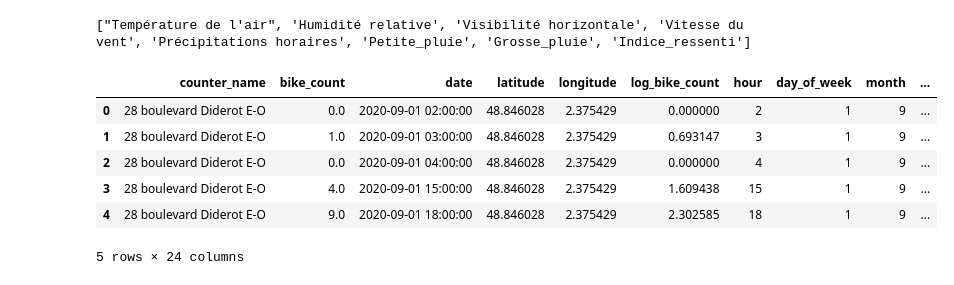
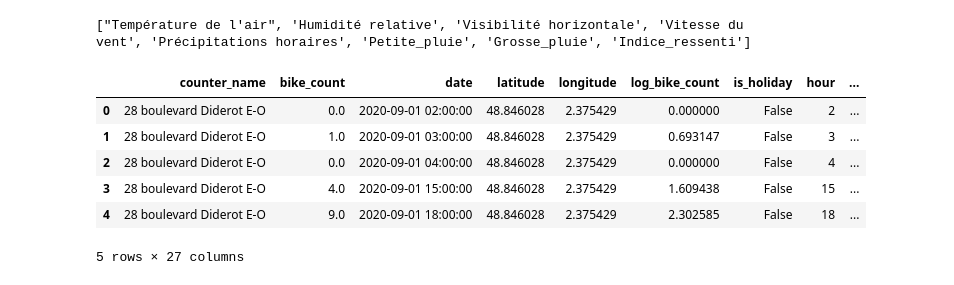
Before and after one commit to alexandreblivet/bike_counters_ac_team, a Jupyter notebook: external_data/Weather/Features_selection.ipynb, the cells around one changed output. Drawn from its saved outputs; the diff is of its cells as text; code cells hidden in the pictures.

```diff
--- a/external_data/Weather/Features_selection.ipynb
+++ b/external_data/Weather/Features_selection.ipynb
@@ -66,17 +67,8 @@ def prepare_features_with_weather(bike_df, weather_df):
     return final_df, weather_features
 # %%
 # Lire le fichier parquet
-file_path = "C:/Users/cleme/OneDrive - HEC Paris/Documents/02. Etudes/04. Polytechnique/Cours/01. Data Science with Python/Courses/Projet Final/Work/Working space/bike_counters_ac_team/data/train.parquet"
-df = pd.read_parquet(file_path)
+df = pd.read_parquet(Path("../../data/train.parquet"))
 
-# Temporal Analysis
-# Convert date to datetime if not already
-df['date'] = pd.to_datetime(df['date'])
-df['hour'] = df['date'].dt.hour
-df['day_of_week'] = df['date'].dt.dayofweek
-df['month'] = df['date'].dt.month
-df['weekday'] = df['date'].dt.day_name()
-df['is_weekend'] = df['date'].dt.weekday >= 5
 
 def clean_and_engineer_features(df):
     """
@@ -87,6 +79,28 @@ def clean_and_engineer_features(df):
     Returns:
         DataFrame with cleaned and engineered features
     """
+    ## add holidays info
+    holidays = pd.read_csv(Path("../Holidays/Propre_jours_feries.csv"))
+    holidays['date'] = pd.to_datetime(holidays['date'])
+    df['is_holiday'] = df['date'].dt.date.isin(holidays['date'].dt.date)
+
+    # Convert date to datetime
+    df['date'] = pd.to_datetime(df['date'])
+    df['hour'] = df['date'].dt.hour
+    df['day_of_week'] = df['date'].dt.dayofweek
+    df['month'] = df['date'].dt.month
+    df['weekday'] = df['date'].dt.day_name()
+    df['is_weekend'] = df['date'].dt.weekday >= 5
+    # Create working day feature
+    df['is_working_day'] = (~df['is_weekend']) & (~df['is_holiday'])
+
+    # Create rush hour feature (only for working days)
+    morning_rush = (df['hour'].between(7, 9)) & df['is_working_day']
+    evening_rush = (df['hour'].between(16, 18)) & df['is_working_day']
+
+    # Add rush hour binary feature
+    df['is_rush_hour'] = (morning_rush | evening_rush).astype(int)
+
     # Columns to drop
     columns_to_drop = [
         'counter_id',
@@ -102,37 +116,37 @@ def clean_and_engineer_features(df):
     existing_columns = [col for col in columns_to_drop if col in df.columns]
     df = df.drop(columns=existing_columns)
 
     # Add cyclical encoding for hour (24-hour cycle)
     df['hour_sin'] = np.sin(2 * np.pi * df['hour']/24)
     df['hour_cos'] = np.cos(2 * np.pi * df['hour']/24)
 
     # Add cyclical encoding for month (12-month cycle)
     df['month_sin'] = np.sin(2 * np.pi * df['month']/12)
     df['month_cos'] = np.cos(2 * np.pi * df['month']/12)
 
     # Add cyclical encoding for day_of_week (7-day cycle)
     df['day_of_week_sin'] = np.sin(2 * np.pi * df['day_of_week']/7)
     df['day_of_week_cos'] = np.cos(2 * np.pi * df['day_of_week']/7)
 
     return df
 
 df = clean_and_engineer_features(df)
 
 #bike_df = df
 weather_df = pd.read_csv('Propre_meteo.csv')
 
 weather_df['date'] = pd.to_datetime(weather_df['date'])
 
 # Prepare features
 final_df, weather_features = prepare_features_with_weather(df, weather_df)
 print(weather_features)
 final_df.head()
 # %% [output]
 ["Température de l'air", 'Humidité relative', 'Visibilité horizontale', 'Vitesse du vent', 'Précipitations horaires', 'Petite_pluie', 'Grosse_pluie', 'Indice_ressenti']
-|  | counter_name | bike_count | date | latitude | longitude | log_bike_count | hour | day_of_week | month | ... |
-| 0 | 28 boulevard Diderot E-O | 0.0 | 2020-09-01 02:00:00 | 48.846028 | 2.375429 | 0.000000 | 2 | 1 | 9 | ... |
-| 1 | 28 boulevard Diderot E-O | 1.0 | 2020-09-01 03:00:00 | 48.846028 | 2.375429 | 0.693147 | 3 | 1 | 9 | ... |
-| 2 | 28 boulevard Diderot E-O | 0.0 | 2020-09-01 04:00:00 | 48.846028 | 2.375429 | 0.000000 | 4 | 1 | 9 | ... |
-| 3 | 28 boulevard Diderot E-O | 4.0 | 2020-09-01 15:00:00 | 48.846028 | 2.375429 | 1.609438 | 15 | 1 | 9 | ... |
-| 4 | 28 boulevard Diderot E-O | 9.0 | 2020-09-01 18:00:00 | 48.846028 | 2.375429 | 2.302585 | 18 | 1 | 9 | ... |
+|  | counter_name | bike_count | date | latitude | longitude | log_bike_count | is_holiday | hour | ... |
+| 0 | 28 boulevard Diderot E-O | 0.0 | 2020-09-01 02:00:00 | 48.846028 | 2.375429 | 0.000000 | False | 2 | ... |
+| 1 | 28 boulevard Diderot E-O | 1.0 | 2020-09-01 03:00:00 | 48.846028 | 2.375429 | 0.693147 | False | 3 | ... |
+| 2 | 28 boulevard Diderot E-O | 0.0 | 2020-09-01 04:00:00 | 48.846028 | 2.375429 | 0.000000 | False | 4 | ... |
+| 3 | 28 boulevard Diderot E-O | 4.0 | 2020-09-01 15:00:00 | 48.846028 | 2.375429 | 1.609438 | False | 15 | ... |
+| 4 | 28 boulevard Diderot E-O | 9.0 | 2020-09-01 18:00:00 | 48.846028 | 2.375429 | 2.302585 | False | 18 | ... |
-5 rows × 24 columns
+5 rows × 27 columns
```
Also changed, not shown: parts of 6 cells of this notebook, 1 other file.
